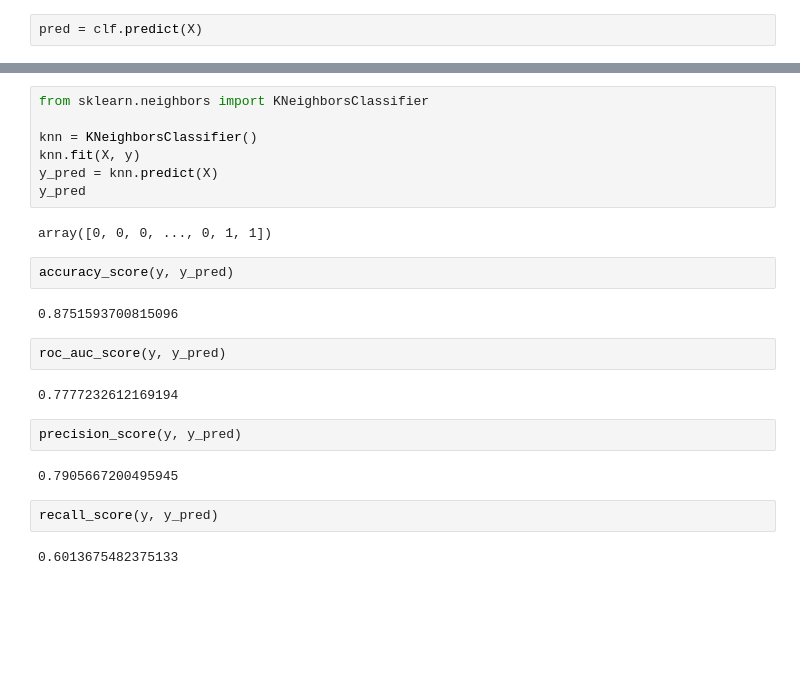
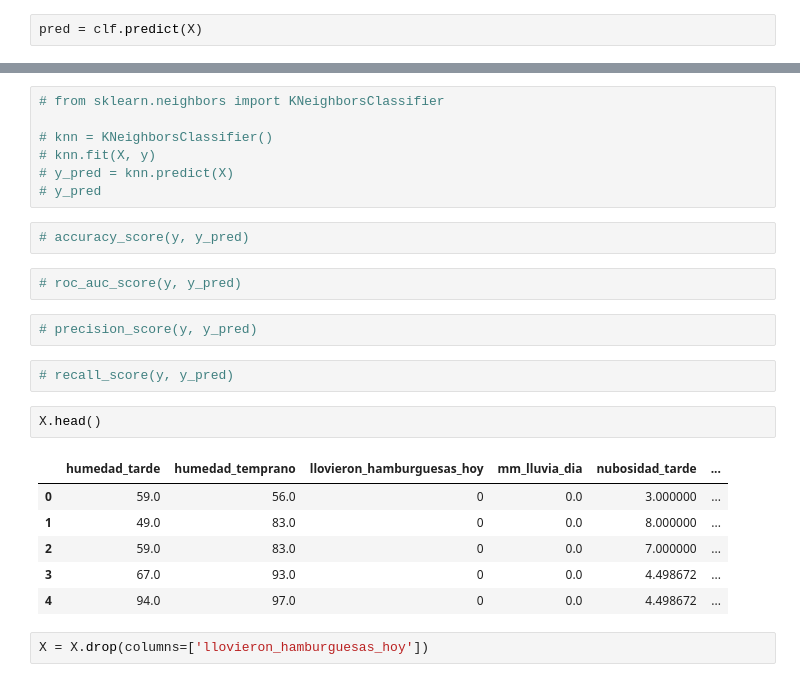
Before and after one commit to aflouret/lluvia-de-hamburguesas, a Jupyter notebook: parte_2/parte2.ipynb, the cells around one changed output, grey strips where cells are left out. Drawn from its saved outputs; the diff is of its cells as text; blank space fills up the shorter version.

```diff
--- a/parte_2/parte2.ipynb
+++ b/parte_2/parte2.ipynb
@@ -144,25 +163,26 @@ recall_score(y, pred)
 # %%
-from sklearn.neighbors import KNeighborsClassifier
+# from sklearn.neighbors import KNeighborsClassifier
 
-knn = KNeighborsClassifier()
-knn.fit(X, y)
-y_pred = knn.predict(X)
-y_pred
+# knn = KNeighborsClassifier()
+# knn.fit(X, y)
+# y_pred = knn.predict(X)
+# y_pred
-# %% [output]
-array([0, 0, 0, ..., 0, 1, 1])
 # %%
-accuracy_score(y, y_pred)
+# accuracy_score(y, y_pred)
-# %% [output]
-0.8751593700815096
 # %%
-roc_auc_score(y, y_pred)
+# roc_auc_score(y, y_pred)
-# %% [output]
-0.7777232612169194
 # %%
-precision_score(y, y_pred)
+# precision_score(y, y_pred)
-# %% [output]
-0.7905667200495945
 # %%
-recall_score(y, y_pred)
+# recall_score(y, y_pred)
-# %% [output]
-0.6013675482375133
+# %%
+X.head()
+# %% [output]
+|  | humedad_tarde | humedad_temprano | llovieron_hamburguesas_hoy | mm_lluvia_dia | nubosidad_tarde | ... |
+| 0 | 59.0 | 56.0 | 0 | 0.0 | 3.000000 | ... |
+| 1 | 49.0 | 83.0 | 0 | 0.0 | 8.000000 | ... |
+| 2 | 59.0 | 83.0 | 0 | 0.0 | 7.000000 | ... |
+| 3 | 67.0 | 93.0 | 0 | 0.0 | 4.498672 | ... |
+| 4 | 94.0 | 97.0 | 0 | 0.0 | 4.498672 | ... |
+# %%
+X = X.drop(columns=['llovieron_hamburguesas_hoy'])
```
Also changed, not shown: parts of 19 cells of this notebook, 2 other files.
